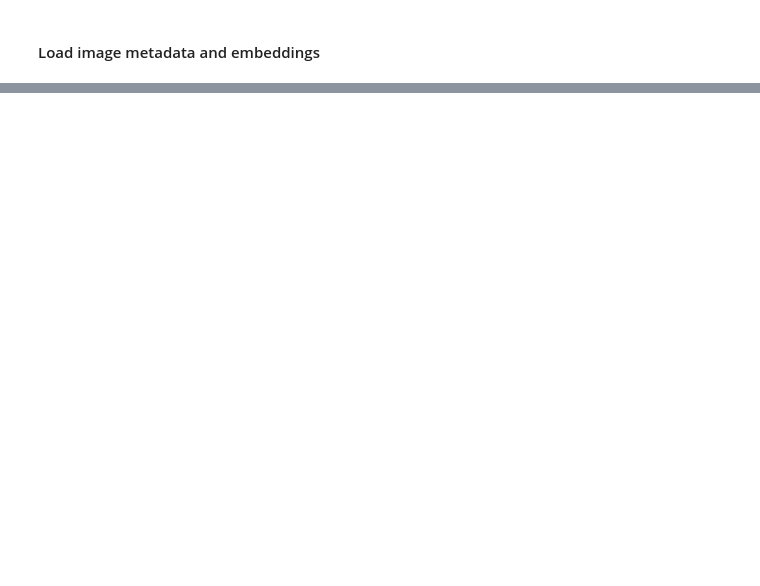
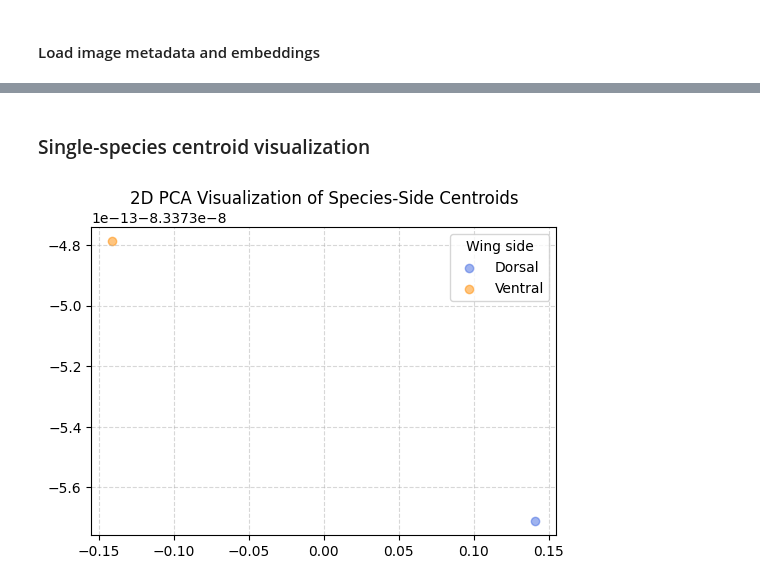
Before and after one commit to BioVisionLab/BioCosmos, a Jupyter notebook: cosine_temporal_analysis/temporal_analysis.ipynb, the cells around one changed output, grey strips where cells are left out. Saved outputs shown, nothing was run; the diff lists cells and outputs as text; code cells hidden in the pictures; blank space fills up the shorter version.

```diff
--- a/cosine_temporal_analysis/temporal_analysis.ipynb
+++ b/cosine_temporal_analysis/temporal_analysis.ipynb
@@ -179,0 +519,24 @@ embeddings, img_ids = load_all_embeddings(lance_table, meta["img_id"].to_numpy()
+# %% [markdown]
+### Single-species centroid visualization
+# %%
+pca = PCA(n_components=2)
+reduced_vectors = pca.fit_transform(centroids)
+
+plt.figure(figsize=(6, 4))
+for side, color in SIDE_COLORS.items():
+    side_mask = np.array([key[1] == side for key in keys])
+    if side_mask.any():
+        plt.scatter(
+            reduced_vectors[side_mask, 0],
+            reduced_vectors[side_mask, 1],
+            alpha=0.5,
+            color=color,
+            label=side.capitalize(),
+        )
+
+plt.title("2D PCA Visualization of Species-Side Centroids")
+plt.legend(title="Wing side")
+plt.grid(True, linestyle="--", alpha=0.5)
+plt.show()
+# %% [output]
+[figure, added]
```
Also changed, not shown: parts of 16 cells of this notebook, 1 other file.
